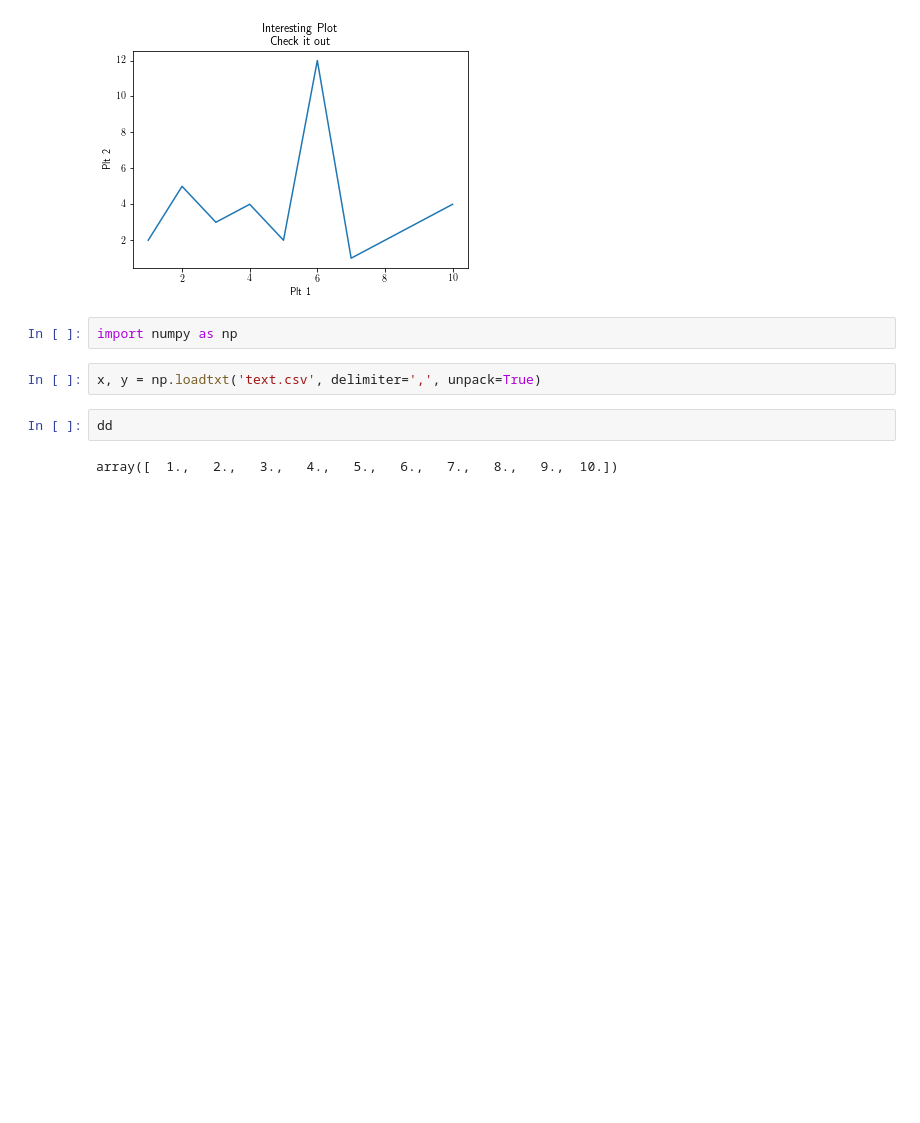
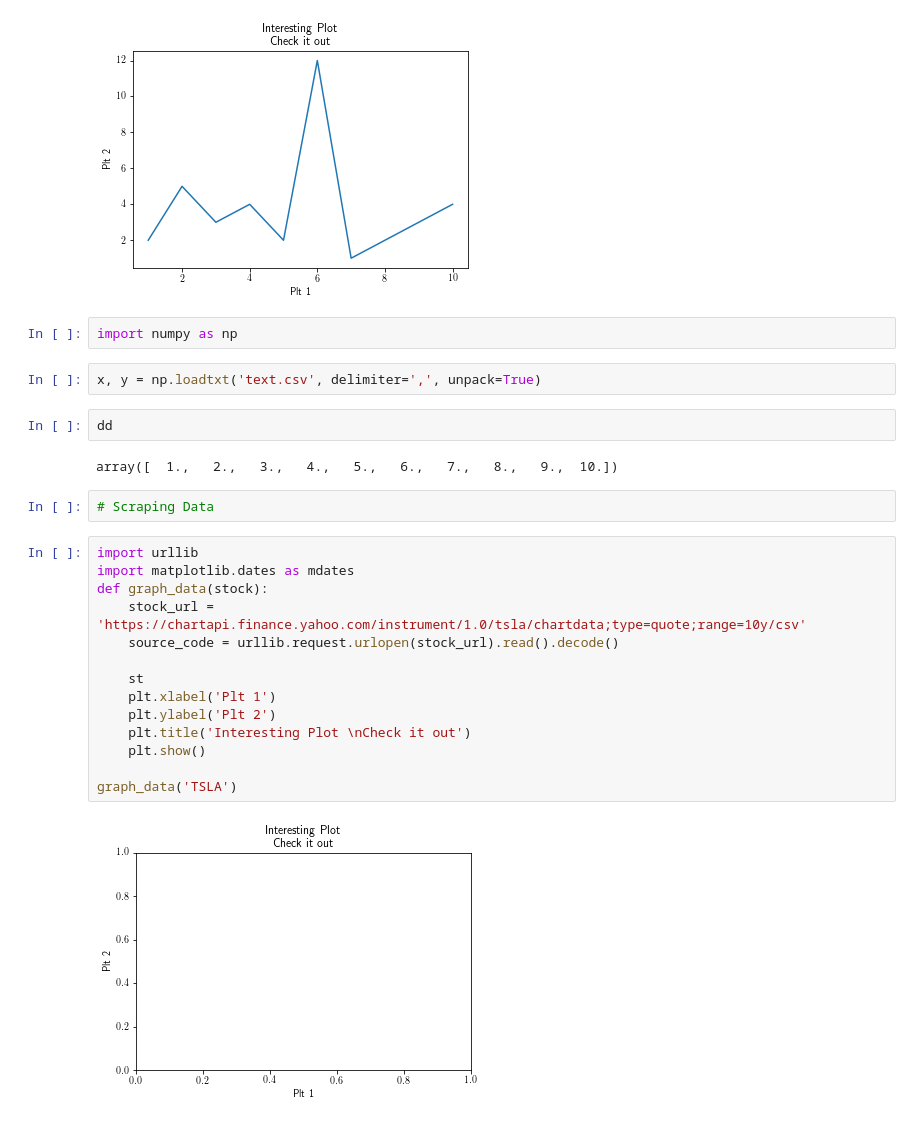
Before and after one commit to krishnakalyan3/Matplotlib, a Jupyter notebook: notebooks/Chapter1.ipynb, the cells around one changed output. Saved outputs shown, nothing was run; the diff lists cells and outputs as text; blank space fills up the shorter version.

```diff
--- a/notebooks/Chapter1.ipynb
+++ b/notebooks/Chapter1.ipynb
@@ -120,3 +120,21 @@ x, y = np.loadtxt('text.csv', delimiter=',', unpack=True)
 dd
 # %% [output]
 array([  1.,   2.,   3.,   4.,   5.,   6.,   7.,   8.,   9.,  10.])
+# %%
+# Scraping Data
+# %%
+import urllib
+import matplotlib.dates as mdates
+def graph_data(stock):
+    stock_url = 'https://chartapi.finance.yahoo.com/instrument/1.0/tsla/chartdata;type=quote;range=10y/csv'
+    source_code = urllib.request.urlopen(stock_url).read().decode()
+
+    st
+    plt.xlabel('Plt 1')
+    plt.ylabel('Plt 2')
+    plt.title('Interesting Plot \nCheck it out')
+    plt.show()
+
+graph_data('TSLA')
+# %% [output]
+[figure, added]
```
